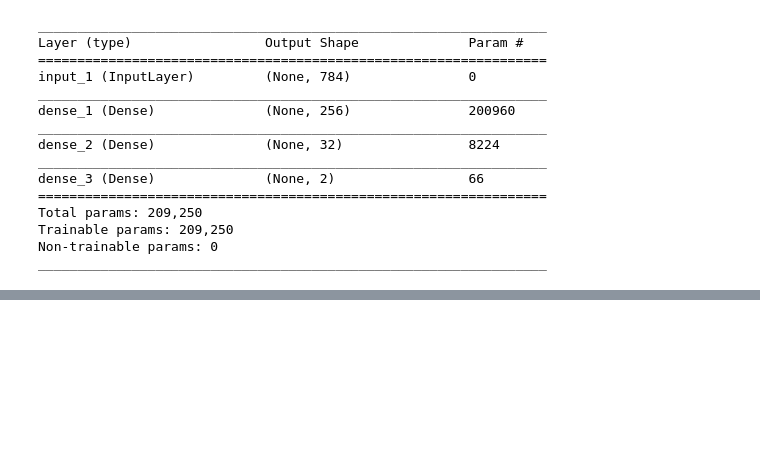
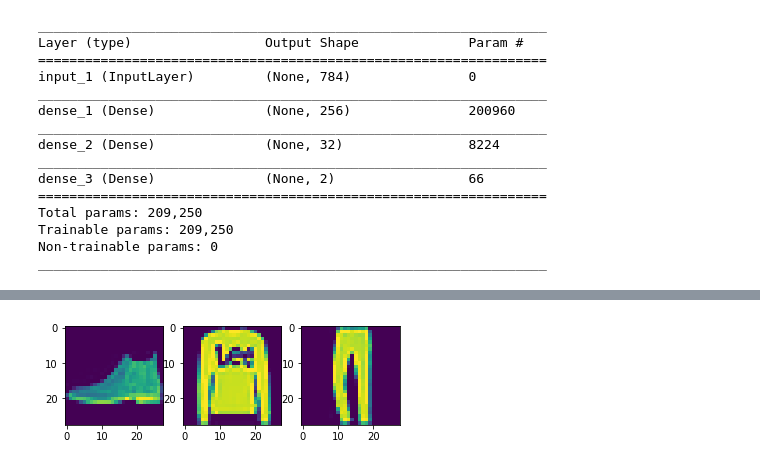
Before and after one commit to elijahc/vae, a Jupyter notebook: notebooks/01-vae-mnist.ipynb, the cells around one changed output, grey strips where cells are left out. Cells and saved outputs as stored; diff of their text form; code cells hidden in the pictures; blank space fills up the shorter version.

```diff
--- a/notebooks/01-vae-mnist.ipynb
+++ b/notebooks/01-vae-mnist.ipynb
@@ -194,0 +261,8 @@ for i,ax in enumerate(axs):
+# %%
+x_test_im = x_test.reshape(10000,28,28)[:3]
+
+fig,axs = plt.subplots(1,3)
+for im,ax in zip(x_test_im,axs):
+    ax.imshow(im)
+# %% [output]
+[figure, added]
```
Also changed, not shown: parts of 24 cells of this notebook, 17 other files.
